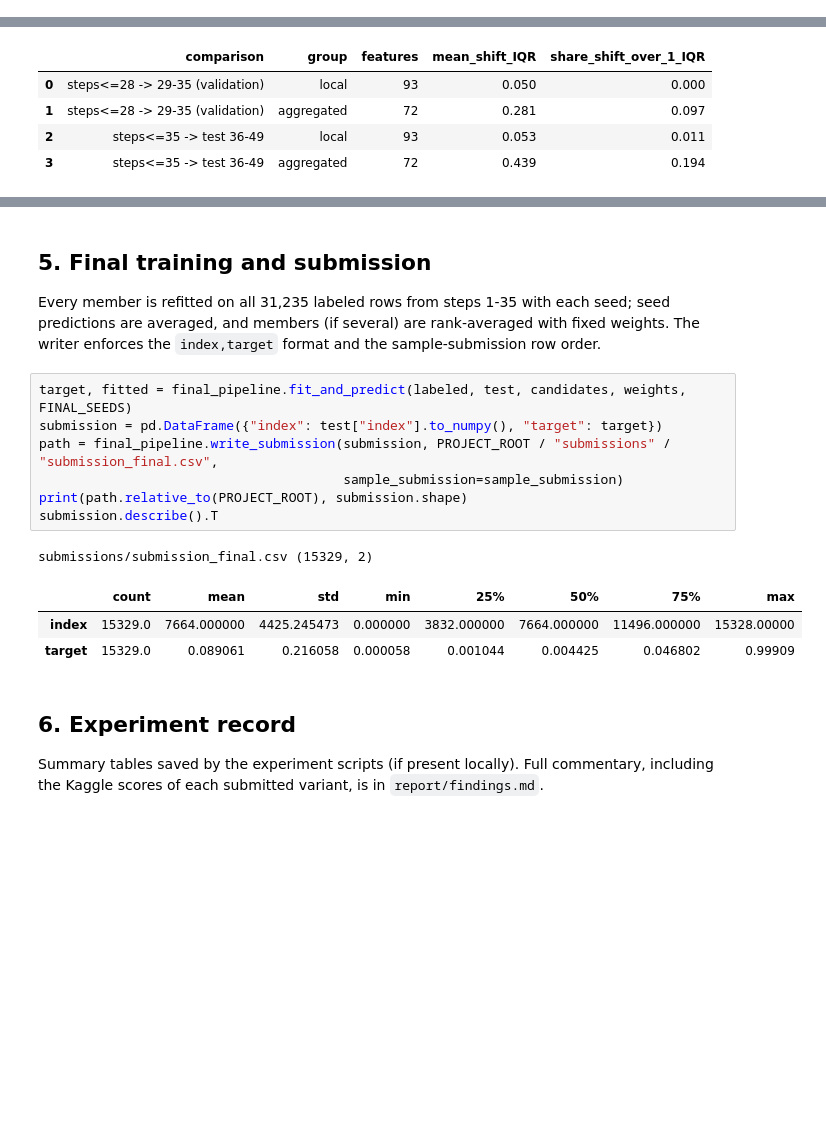
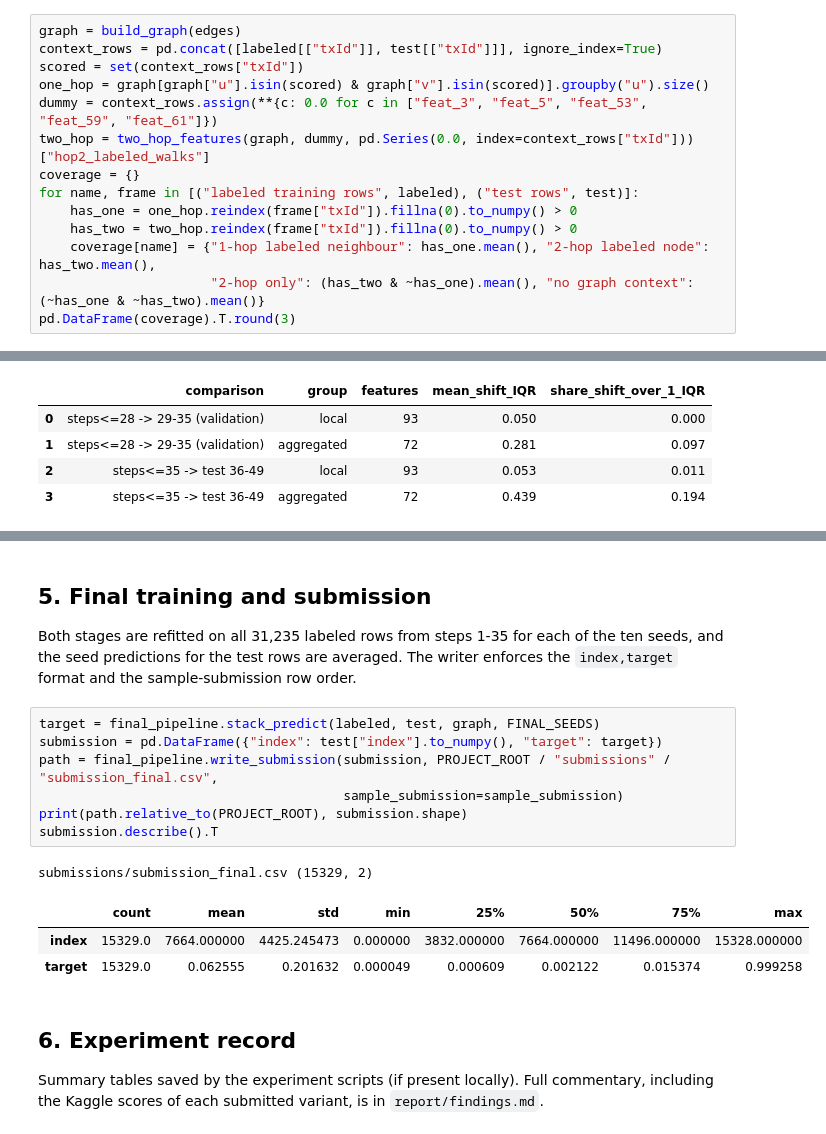
Before and after one commit to emmyyyli/BT4012-Kaggle-Competition, a Jupyter notebook: e1304439.ipynb, the cells around one changed output, grey strips where cells are left out. Saved outputs shown, nothing was run; the diff lists cells and outputs as text; blank space fills up the shorter version.

```diff
--- a/e1304439.ipynb
+++ b/e1304439.ipynb
@@ -96,0 +111,14 @@ dtype: float64
+# %%
+graph = build_graph(edges)
+context_rows = pd.concat([labeled[["txId"]], test[["txId"]]], ignore_index=True)
+scored = set(context_rows["txId"])
+one_hop = graph[graph["u"].isin(scored) & graph["v"].isin(scored)].groupby("u").size()
+dummy = context_rows.assign(**{c: 0.0 for c in ["feat_3", "feat_5", "feat_53", "feat_59", "feat_61"]})
+two_hop = two_hop_features(graph, dummy, pd.Series(0.0, index=context_rows["txId"]))["hop2_labeled_walks"]
+coverage = {}
+for name, frame in [("labeled training rows", labeled), ("test rows", test)]:
+    has_one = one_hop.reindex(frame["txId"]).fillna(0).to_numpy() > 0
+    has_two = two_hop.reindex(frame["txId"]).fillna(0).to_numpy() > 0
+    coverage[name] = {"1-hop labeled neighbour": has_one.mean(), "2-hop labeled node": has_two.mean(),
+                      "2-hop only": (has_two & ~has_one).mean(), "no graph context": (~has_one & ~has_two).mean()}
+pd.DataFrame(coverage).T.round(3)
@@ -166,21 +216,21 @@ tables["summary"].round(4)
 # %% [markdown]
 ## 5. Final training and submission
 
-Every member is refitted on all 31,235 labeled rows from steps 1-35 with each seed; seed
-predictions are averaged, and members (if several) are rank-averaged with fixed weights. The
-writer enforces the `index,target` format and the sample-submission row order.
+Both stages are refitted on all 31,235 labeled rows from steps 1-35 for each of the ten seeds,
+and the seed predictions for the test rows are averaged. The writer enforces the `index,target`
+format and the sample-submission row order.
 # %%
-target, fitted = final_pipeline.fit_and_predict(labeled, test, candidates, weights, FINAL_SEEDS)
+target = final_pipeline.stack_predict(labeled, test, graph, FINAL_SEEDS)
 submission = pd.DataFrame({"index": test["index"].to_numpy(), "target": target})
 path = final_pipeline.write_submission(submission, PROJECT_ROOT / "submissions" / "submission_final.csv",
                                        sample_submission=sample_submission)
 print(path.relative_to(PROJECT_ROOT), submission.shape)
 submission.describe().T
 # %% [output]
 submissions/submission_final.csv (15329, 2)
 |  | count | mean | std | min | 25% | 50% | 75% | max |
-| index | 15329.0 | 7664.000000 | 4425.245473 | 0.000000 | 3832.000000 | 7664.000000 | 11496.000000 | 15328.00000 |
-| target | 15329.0 | 0.089061 | 0.216058 | 0.000058 | 0.001044 | 0.004425 | 0.046802 | 0.99909 |
+| index | 15329.0 | 7664.000000 | 4425.245473 | 0.000000 | 3832.000000 | 7664.000000 | 11496.000000 | 15328.000000 |
+| target | 15329.0 | 0.062555 | 0.201632 | 0.000049 | 0.000609 | 0.002122 | 0.015374 | 0.999258 |
 # %% [markdown]
 ## 6. Experiment record
 
```
Also changed, not shown: parts of 12 cells of this notebook, 21 other files.
